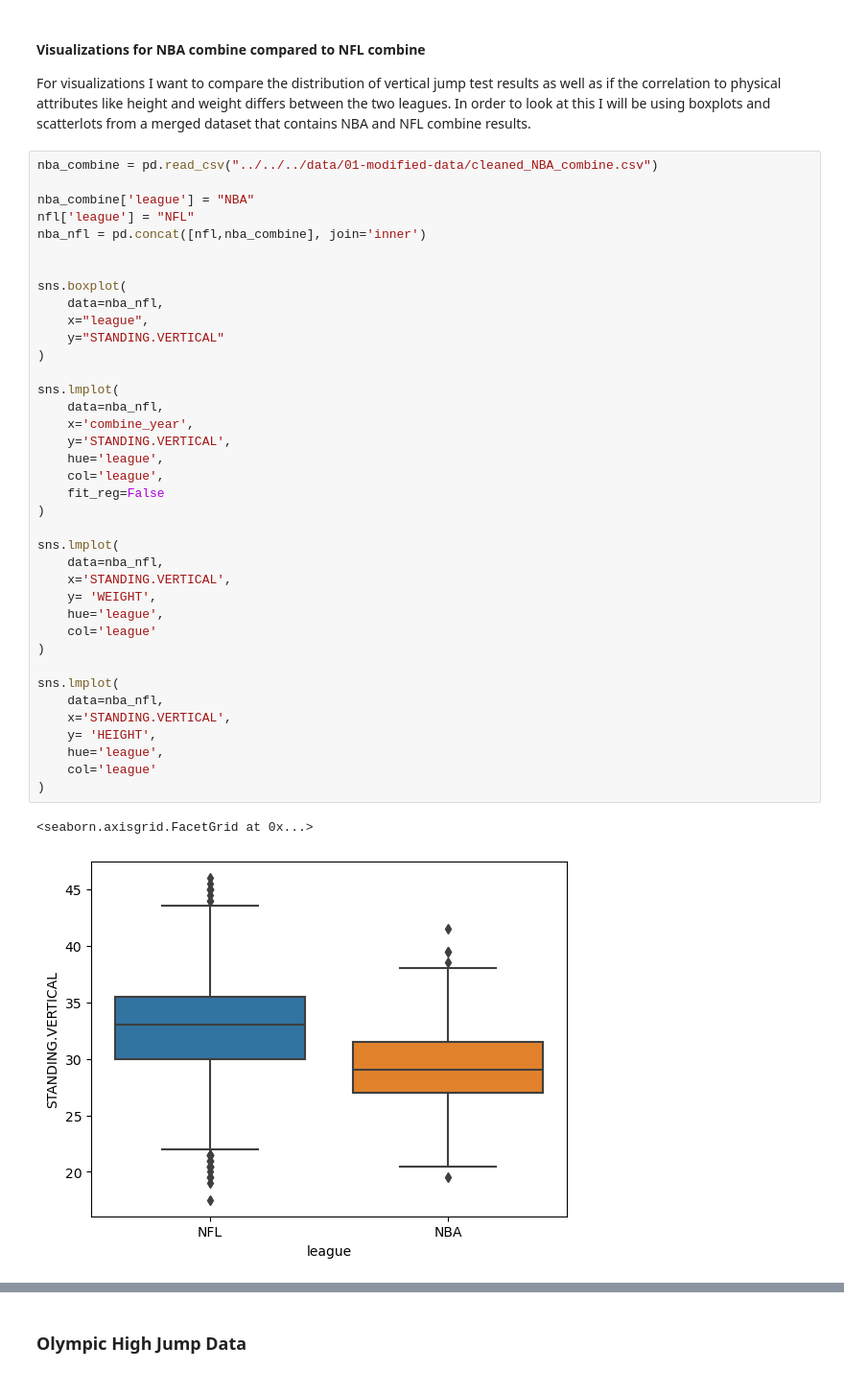
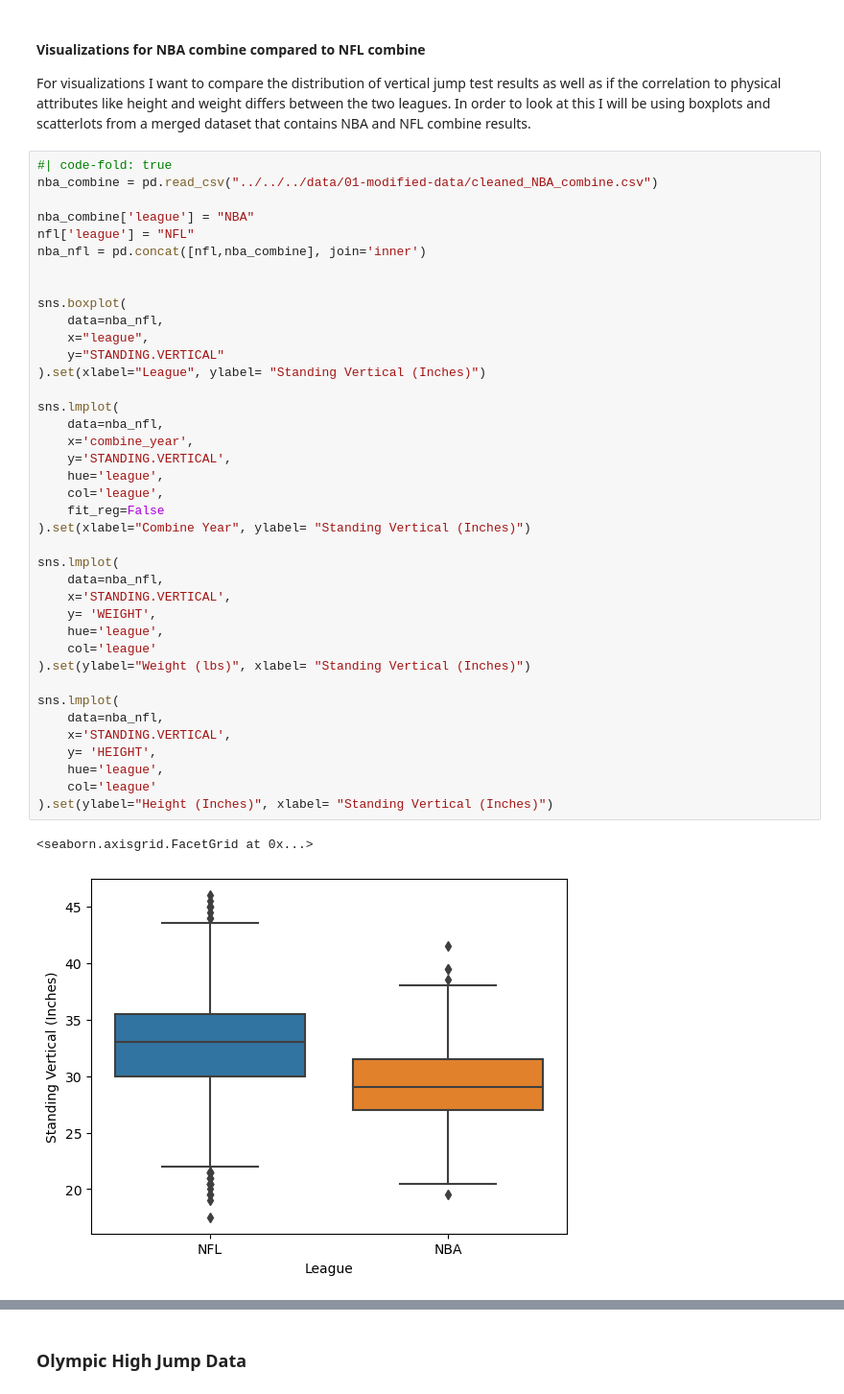
Before and after one commit to anly501/dsan-5000-project-thm12, a Jupyter notebook: dsan-website/5000-website/eda/eda.ipynb, the cells around one changed output, grey strips where cells are left out. Shown: that part at 96% size. Drawn from its saved outputs; the diff is of its cells as text.

```diff
--- a/dsan-website/5000-website/eda/eda.ipynb
+++ b/dsan-website/5000-website/eda/eda.ipynb
@@ -294,6 +298,7 @@ Name: STANDING.VERTICAL, dtype: float64
 
 For visualizations I want to compare the distribution of vertical jump test results as well as if the correlation to physical attributes like height and weight differs between the two leagues. In order to look at this I will be using boxplots and scatterlots from a merged dataset that contains NBA and NFL combine results.
 # %%
+#| code-fold: true
 nba_combine = pd.read_csv("../../../data/01-modified-data/cleaned_NBA_combine.csv")
 
 nba_combine['league'] = "NBA"
@@ -302,35 +307,35 @@ nba_nfl = pd.concat([nfl,nba_combine], join='inner')
 
 
 sns.boxplot(
     data=nba_nfl,
     x="league",
     y="STANDING.VERTICAL"
-)
+).set(xlabel="League", ylabel= "Standing Vertical (Inches)")
 
 sns.lmplot(
     data=nba_nfl,
     x='combine_year',
     y='STANDING.VERTICAL',
     hue='league',
     col='league',
     fit_reg=False
-)
+).set(xlabel="Combine Year", ylabel= "Standing Vertical (Inches)")
 
 sns.lmplot(
     data=nba_nfl,
     x='STANDING.VERTICAL',
     y= 'WEIGHT',
     hue='league',
     col='league'
-)
+).set(ylabel="Weight (lbs)", xlabel= "Standing Vertical (Inches)")
 
 sns.lmplot(
     data=nba_nfl,
     x='STANDING.VERTICAL',
     y= 'HEIGHT',
     hue='league',
     col='league'
-)
+).set(ylabel="Height (Inches)", xlabel= "Standing Vertical (Inches)")
 # %% [output]
 <seaborn.axisgrid.FacetGrid at 0x...>
-[figure, old version]
+[figure, new version]
```
Also changed, not shown: parts of 16 cells of this notebook, 51 other files.
